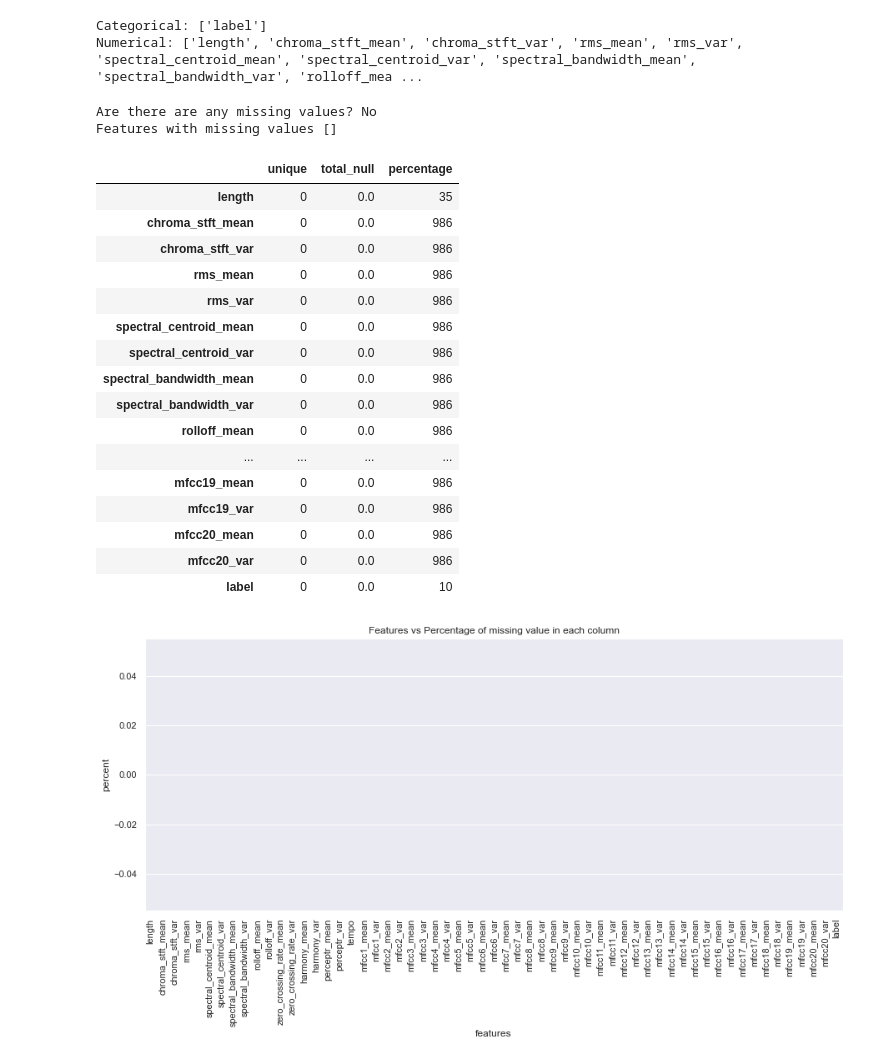
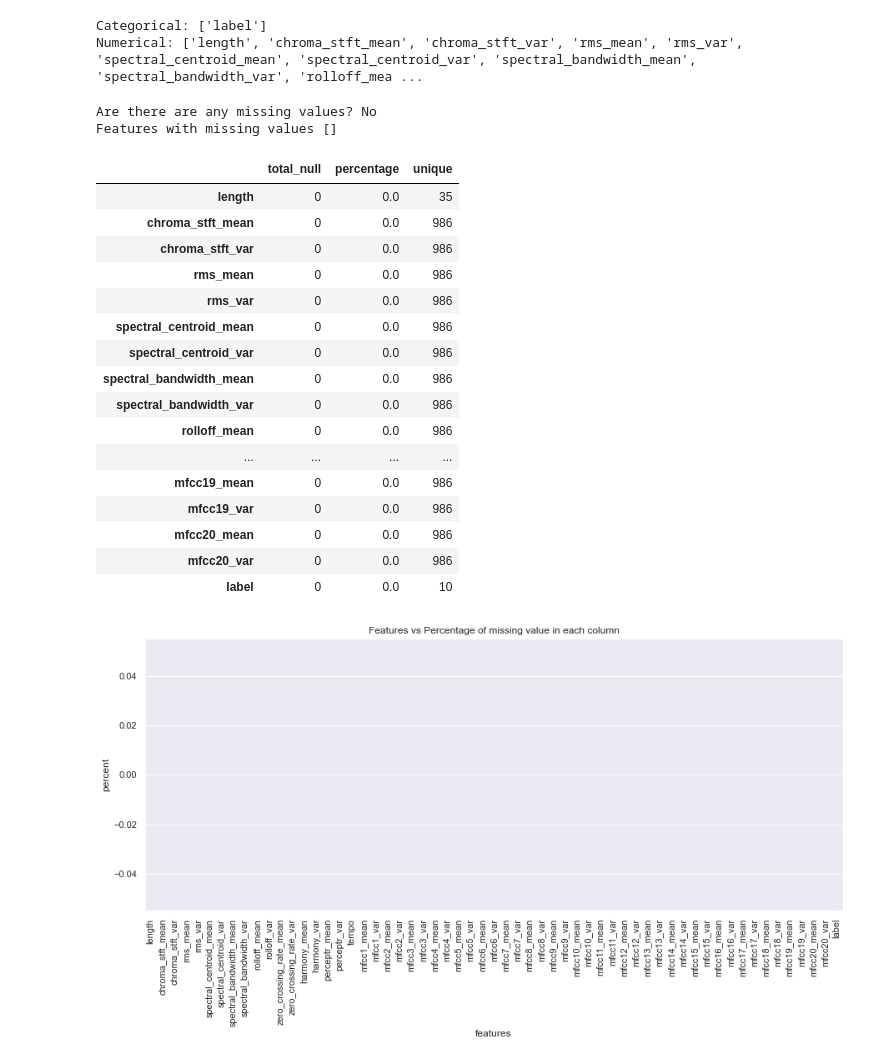
Before and after one commit to iriyagupta/Music-Genre-Classification, a Jupyter notebook: EDAV_30_sec.ipynb, the cells around one changed output. Cells and saved outputs as stored; diff of their text form; code cells hidden in the pictures.

```diff
--- a/EDAV_30_sec.ipynb
+++ b/EDAV_30_sec.ipynb
@@ -95,15 +95,15 @@ Numerical: ['length', 'chroma_stft_mean', 'chroma_stft_var', 'rms_mean', 'rms_va
 # %%
 print("Are there are any missing values?", 'Yes' if df.isnull().values.any() else 'No')
 unique = df.nunique(axis=0)
 total_null = df.isnull().sum()
 print("Features with missing values", df.columns[df.isnull().any()].tolist())
 percentage = (df.isnull().sum().sort_values(ascending=False)/len(df))*100
-out = pd.concat([total_null,percentage, unique],axis=1, keys=["unique","total_null","percentage"])
+out = pd.concat([total_null,percentage, unique],axis=1, keys=["total_null","percentage","unique",])
 out
 # %% [output]
 Are there are any missing values? No
 Features with missing values []
-|  | unique | total_null | percentage |
+|  | total_null | percentage | unique |
 | length | 0 | 0.0 | 35 |
 | chroma_stft_mean | 0 | 0.0 | 986 |
 | chroma_stft_var | 0 | 0.0 | 986 |
```
